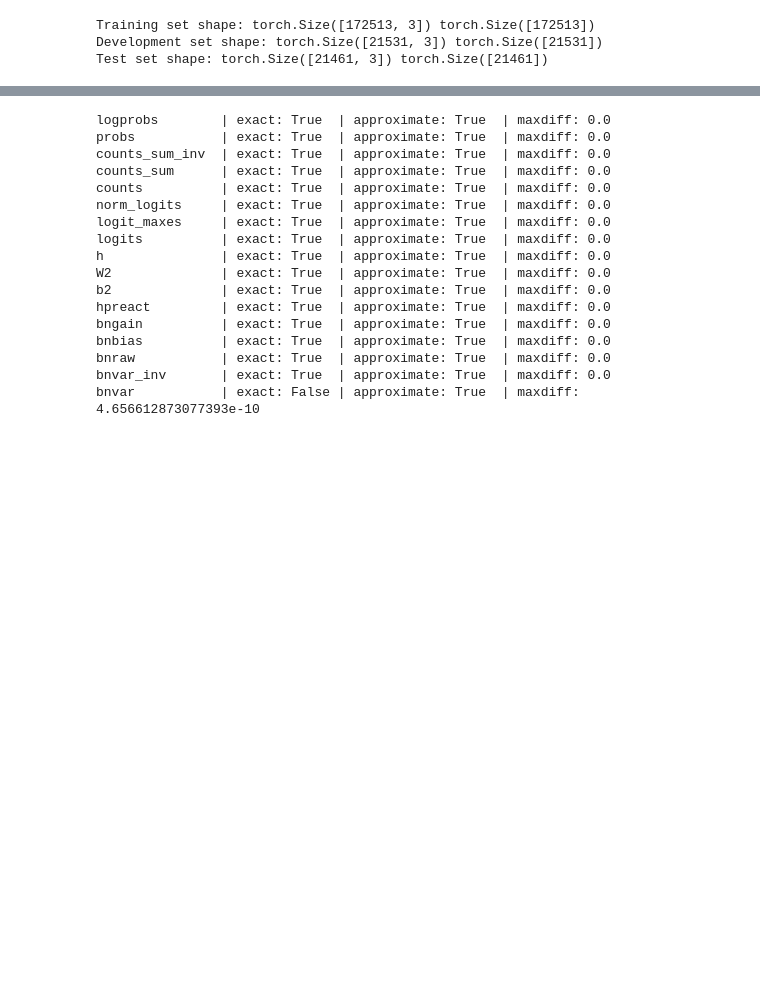
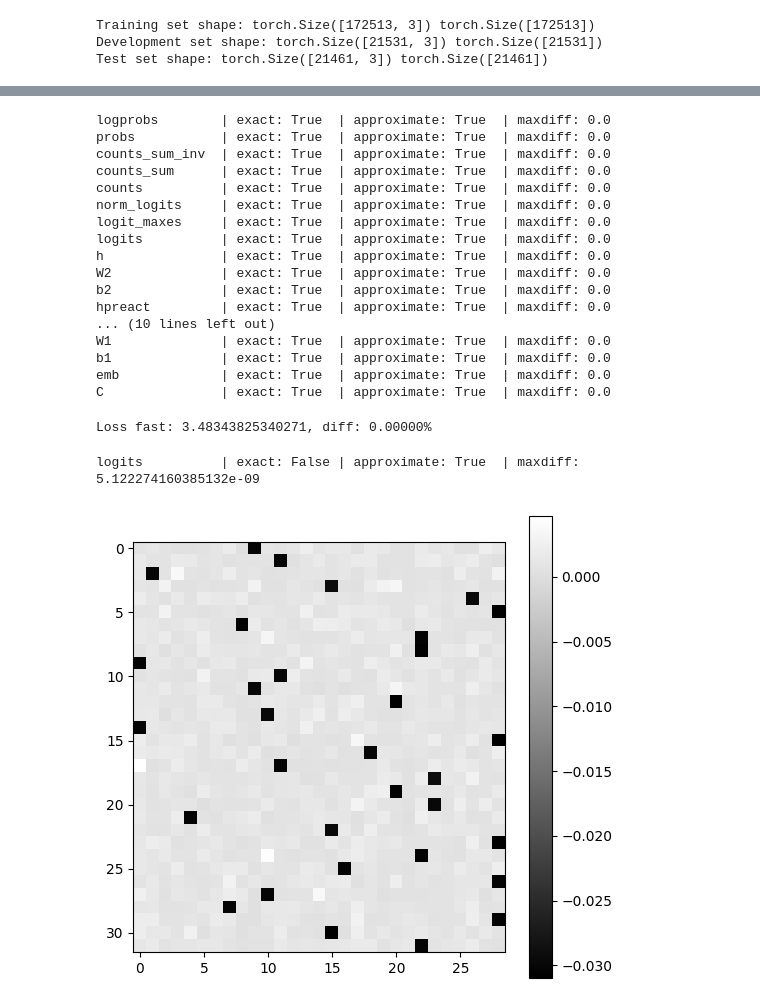
Before and after one commit to tdody/gpt_bot, a Jupyter notebook: notebooks/part_4.ipynb, the cells around one changed output, grey strips where cells are left out. Cells and saved outputs as stored; diff of their text form; code cells hidden in the pictures; blank space fills up the shorter version.

```diff
--- a/notebooks/part_4.ipynb
+++ b/notebooks/part_4.ipynb
@@ -255,15 +270,15 @@ cmp('bnbias', dbnbias, bnbias)
 cmp('bnraw', dbnraw, bnraw)
 cmp('bnvar_inv', dbnvar_inv, bnvar_inv)
 cmp('bnvar', dbnvar, bnvar)
-# cmp('bndiff2', dbndiff2, bndiff2)
-# cmp('bndiff', dbndiff, bndiff)
-# cmp('bnmeani', dbnmeani, bnmeani)
-# cmp('hprebn', dhprebn, hprebn)
-# cmp('embcat', dembcat, embcat)
-# cmp('W1', dW1, W1)
-# cmp('b1', db1, b1)
-# cmp('emb', demb, emb)
-# cmp('C', dC, C)
+cmp('bndiff2', dbndiff2, bndiff2)
+cmp('bndiff', dbndiff, bndiff)
+cmp('bnmeani', dbnmeani, bnmeani)
+cmp('hprebn', dhprebn, hprebn)
+cmp('embcat', dembcat, embcat)
+cmp('W1', dW1, W1)
+cmp('b1', db1, b1)
+cmp('emb', demb, emb)
+cmp('C', dC, C)
 # %% [output]
 logprobs        | exact: True  | approximate: True  | maxdiff: 0.0
 probs           | exact: True  | approximate: True  | maxdiff: 0.0
@@ -277,10 +292,48 @@ h               | exact: True  | approximate: True  | maxdiff: 0.0
 W2              | exact: True  | approximate: True  | maxdiff: 0.0
 b2              | exact: True  | approximate: True  | maxdiff: 0.0
 hpreact         | exact: True  | approximate: True  | maxdiff: 0.0
-bngain          | exact: True  | approximate: True  | maxdiff: 0.0
-bnbias          | exact: True  | approximate: True  | maxdiff: 0.0
-bnraw           | exact: True  | approximate: True  | maxdiff: 0.0
-bnvar_inv       | exact: True  | approximate: True  | maxdiff: 0.0
-bnvar           | exact: False | approximate: True  | maxdiff: 4.656612873077393e-10
+... (10 lines left out)
+W1              | exact: True  | approximate: True  | maxdiff: 0.0
+b1              | exact: True  | approximate: True  | maxdiff: 0.0
+emb             | exact: True  | approximate: True  | maxdiff: 0.0
+C               | exact: True  | approximate: True  | maxdiff: 0.0
 # %%
-#
+# backprop through cross_entropy but all in one go
+
+# forward pass
+
+# before:
+# logit_maxes = logits.max(1, keepdim=True).values
+# norm_logits = logits - logit_maxes # subtract max for numerical stability
+# counts = norm_logits.exp()
+# counts_sum = counts.sum(1, keepdims=True)
+# counts_sum_inv = counts_sum**-1 # if I use (1.0 / counts_sum) instead then I can't get backprop to be bit exact...
+# probs = counts * counts_sum_inv
+# logprobs = probs.log()
+# loss = -logprobs[range(n), Yb].mean()
+
+# now:
+
+loss_fast = F.cross_entropy(logits, Yb)
+print(f"Loss fast: {loss_fast.item()}, diff: {(loss_fast - loss) / loss:.5%}")
+# %% [output]
+Loss fast: 3.48343825340271, diff: 0.00000%
+# %%
+# backward pass
+
+# -----------------
+dlogits = F.softmax(logits, dim=1)
+dlogits[range(n), Yb] -= 1
+dlogits /= n
+# -----------------
+
+cmp('logits', dlogits, logits)
+# %% [output]
+logits          | exact: False | approximate: True  | maxdiff: 5.122274160385132e-09
+# %%
+plt.figure(figsize=(6, 6))
+plt.imshow(dlogits.detach(), cmap='gray')
+plt.colorbar()
+plt.show();
+# %% [output]
+[figure, added]
```
Also changed, not shown: parts of 9 cells of this notebook.
